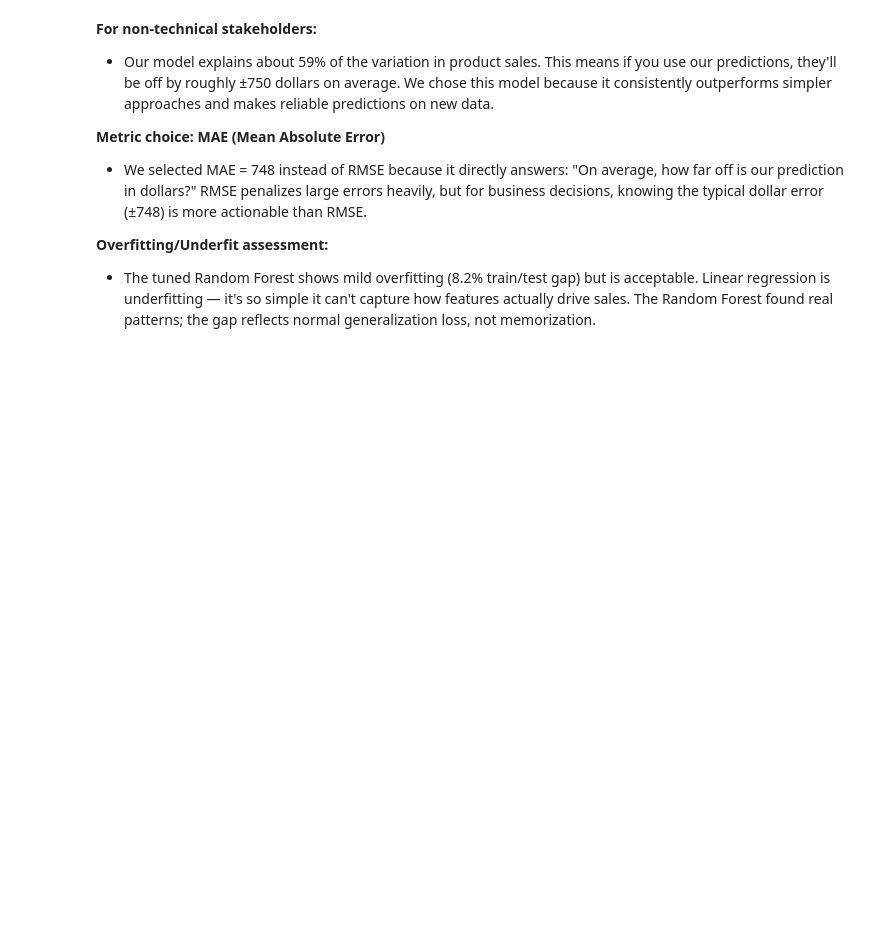
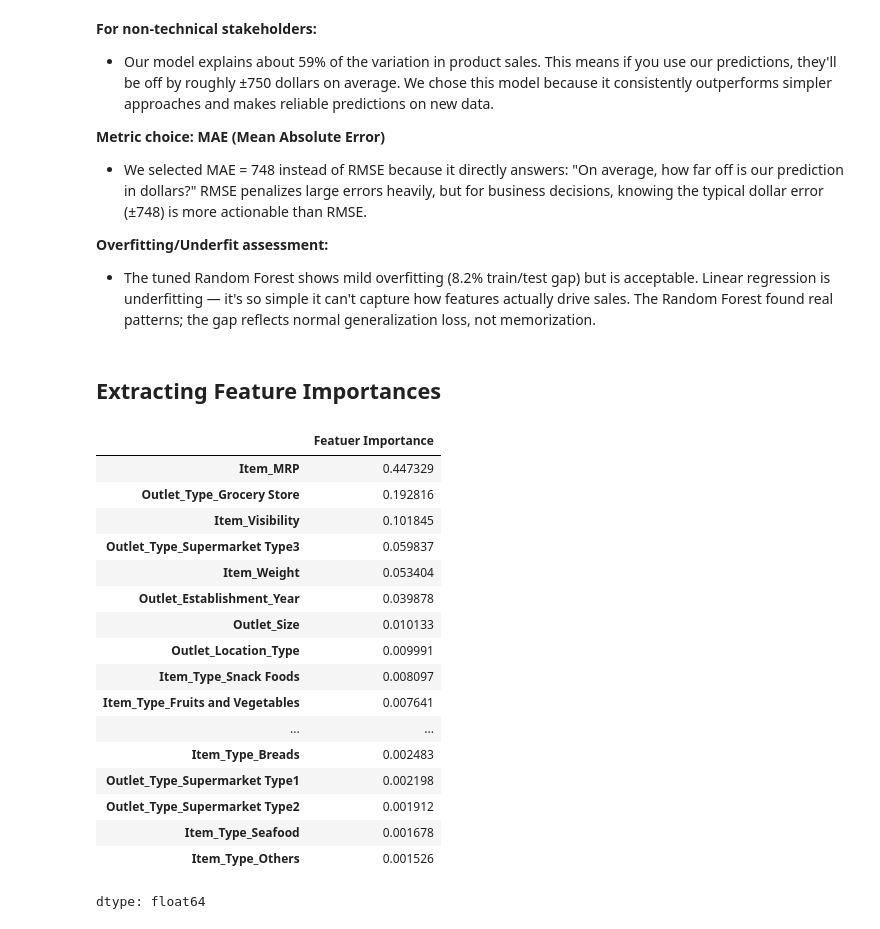
Before and after one commit to MaysNassar/prediction-of-product-sales, a Jupyter notebook: prediction_of_product_sales.ipynb, the cells around one changed output. Drawn from its saved outputs; the diff is of its cells as text; code cells hidden in the pictures; blank space fills up the shorter version.

```diff
--- a/prediction_of_product_sales.ipynb
+++ b/prediction_of_product_sales.ipynb
@@ -1344,3 +1555,27 @@ evaluate_regression(grid_rf.best_estimator_, X_train_tf, y_train, X_test_tf, y_t
 
 **Overfitting/Underfit assessment:**
 - The tuned Random Forest shows mild overfitting (8.2% train/test gap) but is acceptable. Linear regression is underfitting — it's so simple it can't capture how features actually drive sales. The Random Forest found real patterns; the gap reflects normal generalization loss, not memorization.
+# %% [markdown]
+## Extracting Feature Importances
+# %%
+importances_rf = get_importance(rf, sort=True, ascending=False)
+importances_rf
+# %% [output]
+|  | Featuer Importance |
+| Item_MRP | 0.447329 |
+| Outlet_Type_Grocery Store | 0.192816 |
+| Item_Visibility | 0.101845 |
+| Outlet_Type_Supermarket Type3 | 0.059837 |
+| Item_Weight | 0.053404 |
+| Outlet_Establishment_Year | 0.039878 |
+| Outlet_Size | 0.010133 |
+| Outlet_Location_Type | 0.009991 |
+| Item_Type_Snack Foods | 0.008097 |
+| Item_Type_Fruits and Vegetables | 0.007641 |
+| ... | ... |
+| Item_Type_Breads | 0.002483 |
+| Outlet_Type_Supermarket Type1 | 0.002198 |
+| Outlet_Type_Supermarket Type2 | 0.001912 |
+| Item_Type_Seafood | 0.001678 |
+| Item_Type_Others | 0.001526 |
+dtype: float64
```
Also changed, not shown: parts of 23 cells of this notebook.
